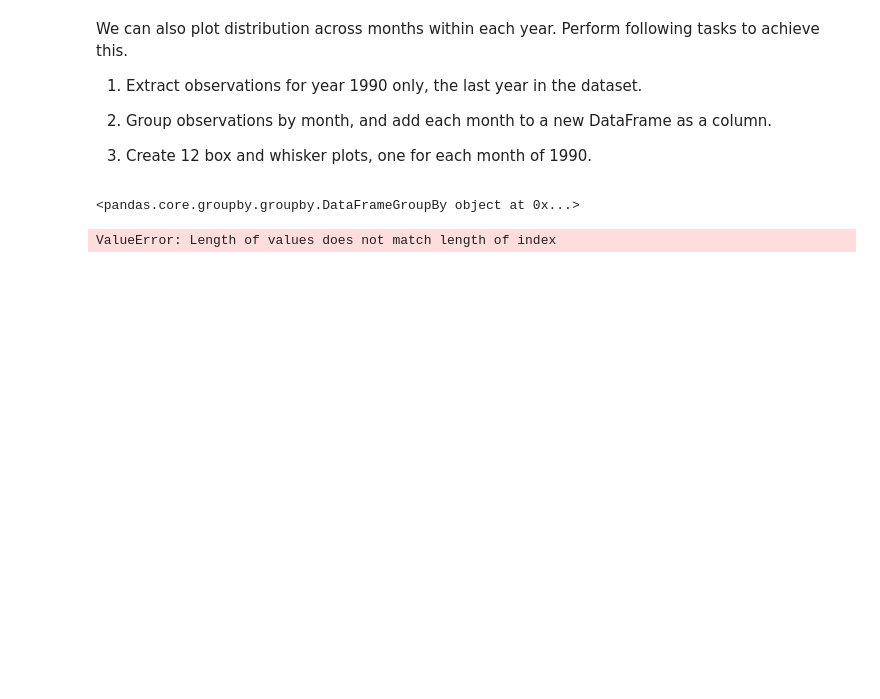
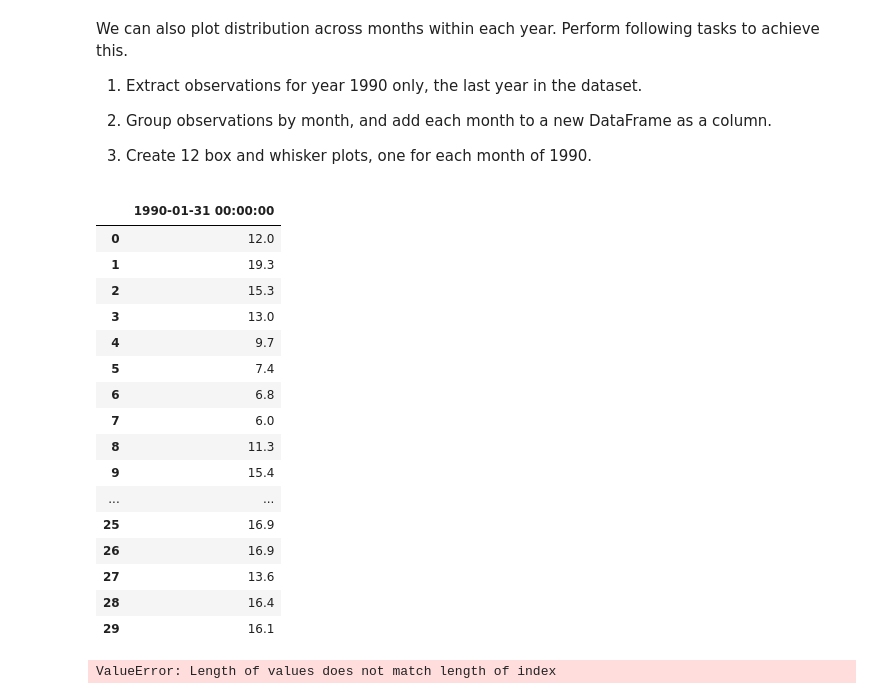
Before and after one commit to danjizquierdo/dsc-3-25-04-visualizing-time-series-data-lab-nyc-ds-career-012819, a Jupyter notebook: index.ipynb, the cells around one changed output. Cells and saved outputs as stored; diff of their text form; code cells hidden in the pictures; blank space fills up the shorter version.

```diff
--- a/index.ipynb
+++ b/index.ipynb
@@ -155,10 +155,26 @@ We can also plot distribution across months within each year. Perform following
 3. Create 12 box and whisker plots, one for each month of 1990.
 # %%
 last_yr=data[(data.index>pd.to_datetime('1990/01/01',yearfirst=True)) & (data.index<pd.to_datetime('1990/12/31',yearfirst=True))]
-# %%
-month_groups
-# %% [output]
-<pandas.core.groupby.groupby.DataFrameGroupBy object at 0x...>
+# %%
+monthly_data
+# %% [output]
+|  | 1990-01-31 00:00:00 |
+| 0 | 12.0 |
+| 1 | 19.3 |
+| 2 | 15.3 |
+| 3 | 13.0 |
+| 4 | 9.7 |
+| 5 | 7.4 |
+| 6 | 6.8 |
+| 7 | 6.0 |
+| 8 | 11.3 |
+| 9 | 15.4 |
+| ... | ... |
+| 25 | 16.9 |
+| 26 | 16.9 |
+| 27 | 13.6 |
+| 28 | 16.4 |
+| 29 | 16.1 |
 # %%
 month_groups = last_yr.groupby(Grouper(freq='M'))
 monthly_data=pd.DataFrame()
```
